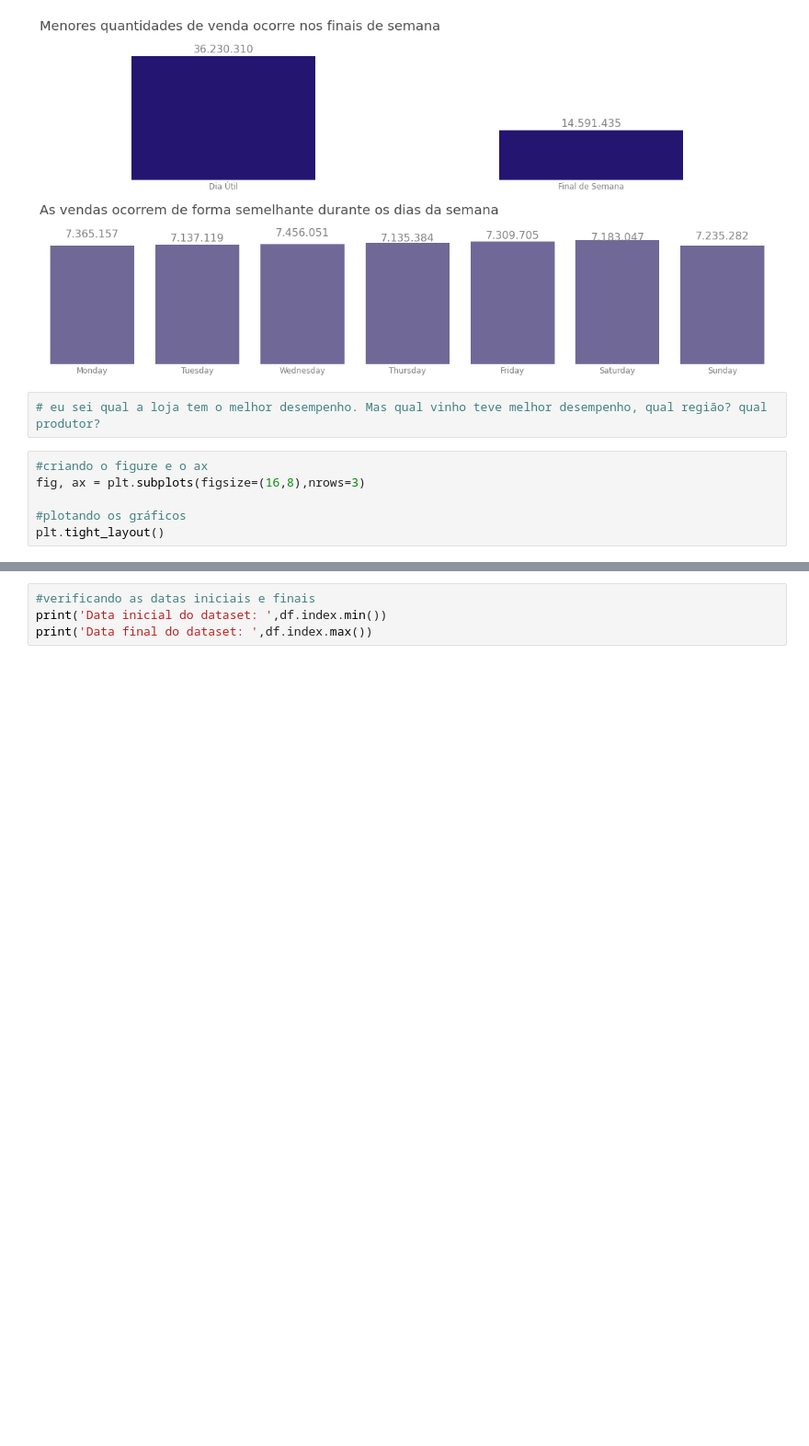
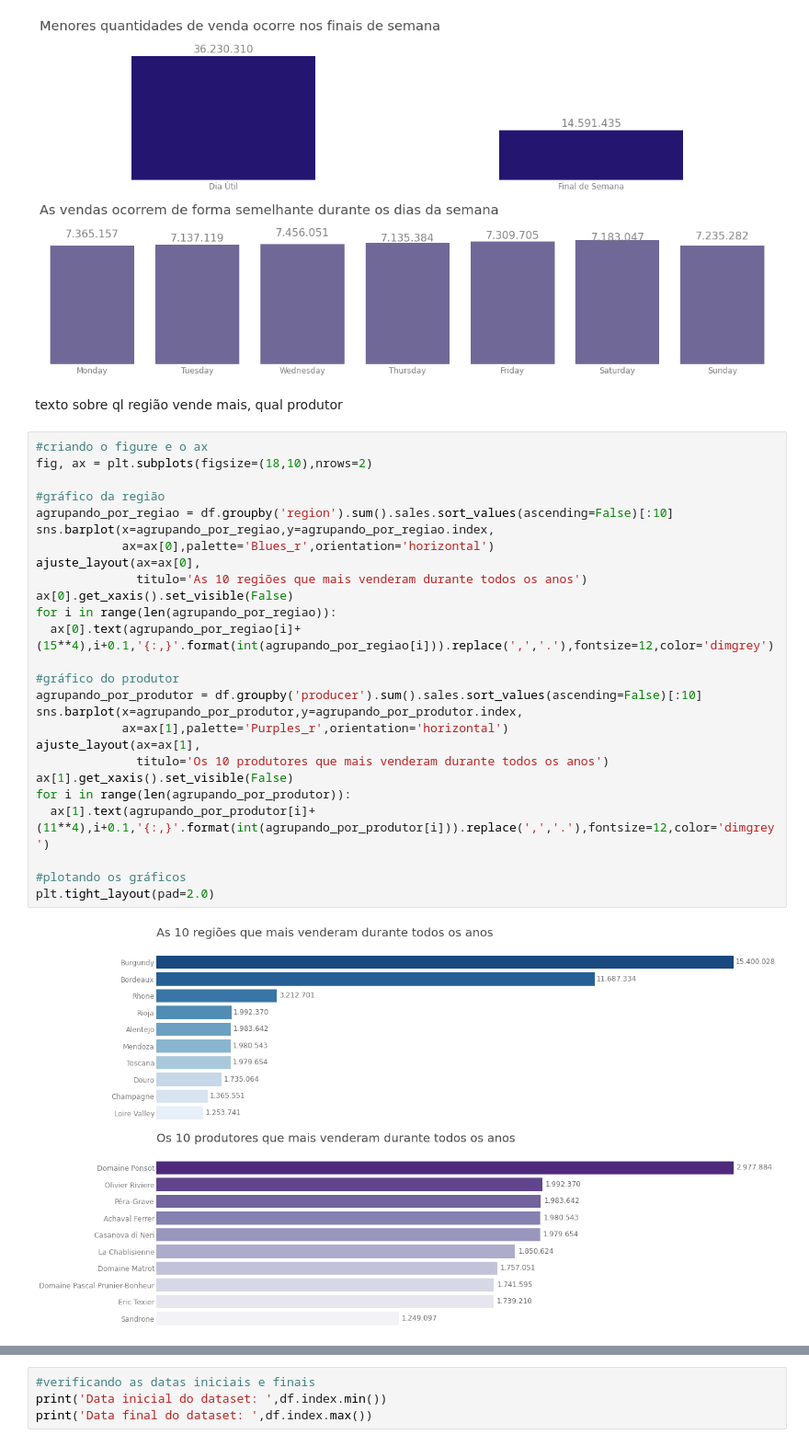
Before and after one commit to FerrazThales/demand_forecasting_prophet, a Jupyter notebook: Demand_Forecasting_with_SARIMA,_XGBoost_and_Prophet.ipynb, the cells around one changed output, grey strips where cells are left out. Shown at 92% size. Drawn from its saved outputs; the diff is of its cells as text; blank space fills up the shorter version.

```diff
--- a/Demand_Forecasting_with_SARIMA,_XGBoost_and_Prophet.ipynb
+++ b/Demand_Forecasting_with_SARIMA,_XGBoost_and_Prophet.ipynb
@@ -626,11 +632,33 @@ ajuste_layout(ax=ax[1],
 plt.tight_layout(pad=2.0);
 # %% [output]
 [figure]
-# %%
-# eu sei qual a loja tem o melhor desempenho. Mas qual vinho teve melhor desempenho, qual região? qual produtor?
-# %%
-#criando o figure e o ax
-fig, ax = plt.subplots(figsize=(16,8),nrows=3)
-
-#plotando os gráficos
-plt.tight_layout()
+# %% [markdown]
+texto sobre ql região vende mais, qual produtor
+# %%
+#criando o figure e o ax
+fig, ax = plt.subplots(figsize=(18,10),nrows=2)
+
+#gráfico da região
+agrupando_por_regiao = df.groupby('region').sum().sales.sort_values(ascending=False)[:10]
+sns.barplot(x=agrupando_por_regiao,y=agrupando_por_regiao.index,
+            ax=ax[0],palette='Blues_r',orientation='horizontal')
+ajuste_layout(ax=ax[0],
+              titulo='As 10 regiões que mais venderam durante todos os anos')
+ax[0].get_xaxis().set_visible(False)
+for i in range(len(agrupando_por_regiao)):
+  ax[0].text(agrupando_por_regiao[i]+(15**4),i+0.1,'{:,}'.format(int(agrupando_por_regiao[i])).replace(',','.'),fontsize=12,color='dimgrey')
+
+#gráfico do produtor
+agrupando_por_produtor = df.groupby('producer').sum().sales.sort_values(ascending=False)[:10]
+sns.barplot(x=agrupando_por_produtor,y=agrupando_por_produtor.index,
+            ax=ax[1],palette='Purples_r',orientation='horizontal')
+ajuste_layout(ax=ax[1],
+              titulo='Os 10 produtores que mais venderam durante todos os anos')
+ax[1].get_xaxis().set_visible(False)
+for i in range(len(agrupando_por_produtor)):
+  ax[1].text(agrupando_por_produtor[i]+(11**4),i+0.1,'{:,}'.format(int(agrupando_por_produtor[i])).replace(',','.'),fontsize=12,color='dimgrey')
+
+#plotando os gráficos
+plt.tight_layout(pad=2.0)
+# %% [output]
+[figure, added]
```
Also changed, not shown: parts of 17 cells of this notebook.
